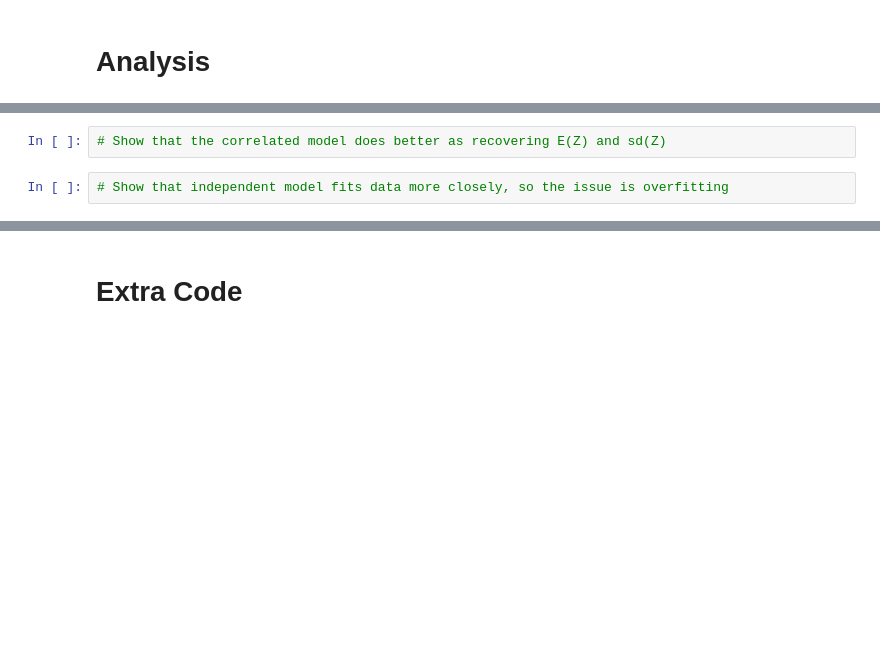
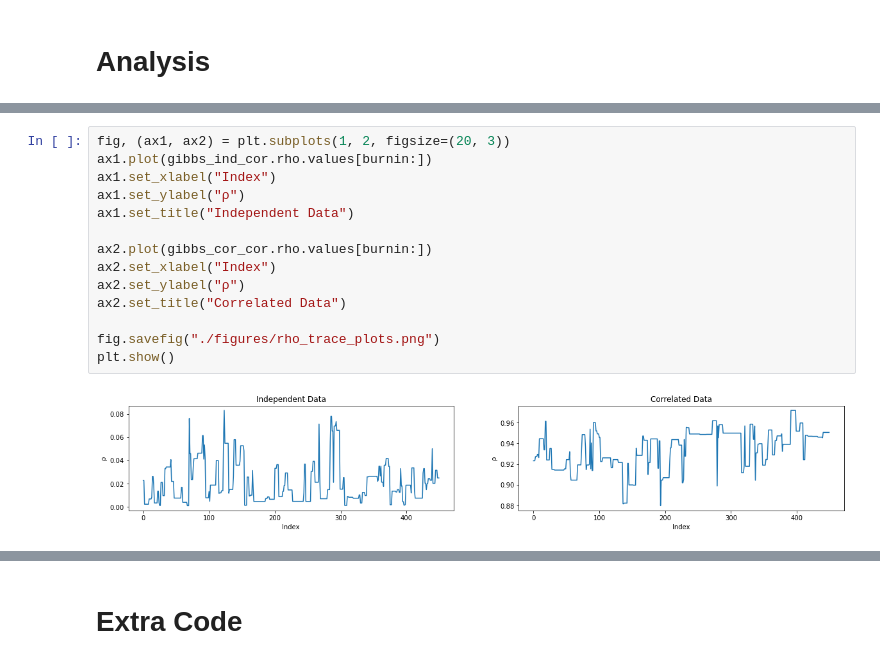
Before and after one commit to eastonhuch/discrete-lognormal-sampler, a Jupyter notebook: analysis.ipynb, the cells around one changed output, grey strips where cells are left out. Saved outputs shown, nothing was run; the diff lists cells and outputs as text; blank space fills up the shorter version.

```diff
--- a/analysis.ipynb
+++ b/analysis.ipynb
@@ -75,4 +204,16 @@ correlated_gibbs.fit(correlated_data, n_iter=100)
-# %%
-# Show that the correlated model does better as recovering E(Z) and sd(Z)
-# %%
-# Show that independent model fits data more closely, so the issue is overfitting
+# %%
+fig, (ax1, ax2) = plt.subplots(1, 2, figsize=(20, 3))
+ax1.plot(gibbs_ind_cor.rho.values[burnin:])
+ax1.set_xlabel("Index")
+ax1.set_ylabel("ρ")
+ax1.set_title("Independent Data")
+
+ax2.plot(gibbs_cor_cor.rho.values[burnin:])
+ax2.set_xlabel("Index")
+ax2.set_ylabel("ρ")
+ax2.set_title("Correlated Data")
+
+fig.savefig("./figures/rho_trace_plots.png")
+plt.show()
+# %% [output]
+[figure, added]
```
Also changed, not shown: parts of 26 cells of this notebook, 1 other file.
